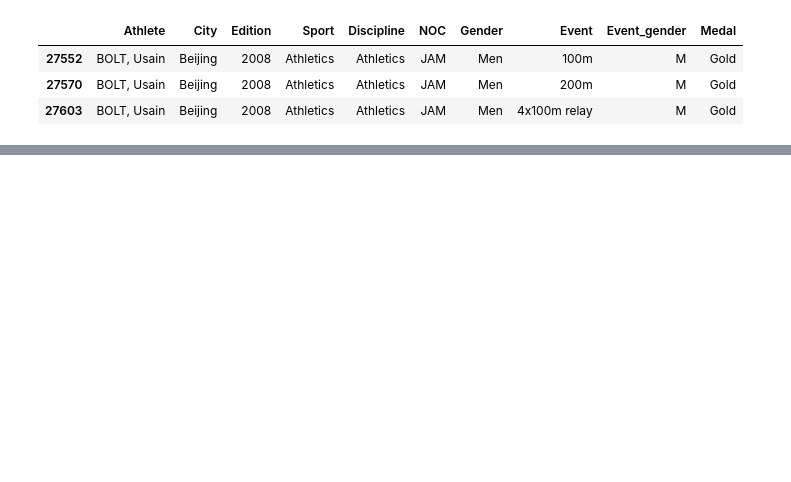
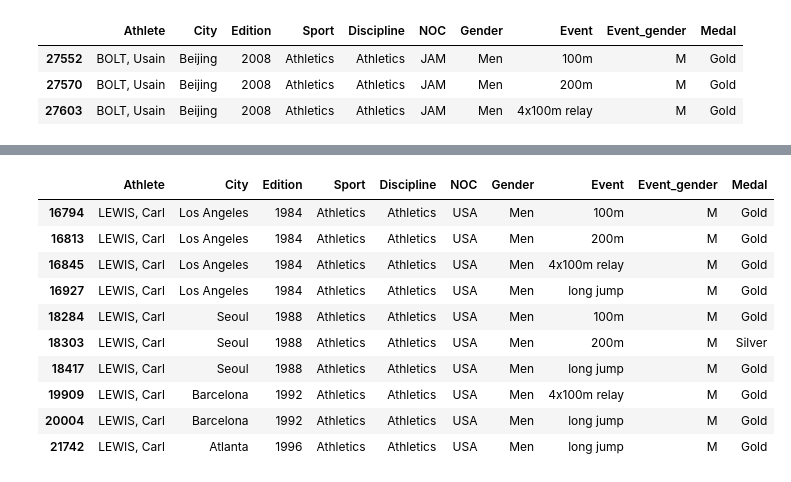
Before and after one commit to theSohanur/pandas-essential, a Jupyter notebook: pandas.notebook.ipynb, the cells around one changed output, grey strips where cells are left out. Cells and saved outputs as stored; diff of their text form; code cells hidden in the pictures; blank space fills up the shorter version.

```diff
--- a/pandas.notebook.ipynb
+++ b/pandas.notebook.ipynb
@@ -908,0 +1026,14 @@ oly.iloc[1:4]
+# %%
+oly.loc[oly.Athlete == 'LEWIS, Carl']
+# %% [output]
+|  | Athlete | City | Edition | Sport | Discipline | NOC | Gender | Event | Event_gender | Medal |
+| 16794 | LEWIS, Carl | Los Angeles | 1984 | Athletics | Athletics | USA | Men | 100m | M | Gold |
+| 16813 | LEWIS, Carl | Los Angeles | 1984 | Athletics | Athletics | USA | Men | 200m | M | Gold |
+| 16845 | LEWIS, Carl | Los Angeles | 1984 | Athletics | Athletics | USA | Men | 4x100m relay | M | Gold |
+| 16927 | LEWIS, Carl | Los Angeles | 1984 | Athletics | Athletics | USA | Men | long jump | M | Gold |
+| 18284 | LEWIS, Carl | Seoul | 1988 | Athletics | Athletics | USA | Men | 100m | M | Gold |
+| 18303 | LEWIS, Carl | Seoul | 1988 | Athletics | Athletics | USA | Men | 200m | M | Silver |
+| 18417 | LEWIS, Carl | Seoul | 1988 | Athletics | Athletics | USA | Men | long jump | M | Gold |
+| 19909 | LEWIS, Carl | Barcelona | 1992 | Athletics | Athletics | USA | Men | 4x100m relay | M | Gold |
+| 20004 | LEWIS, Carl | Barcelona | 1992 | Athletics | Athletics | USA | Men | long jump | M | Gold |
+| 21742 | LEWIS, Carl | Atlanta | 1996 | Athletics | Athletics | USA | Men | long jump | M | Gold |
```
Also changed, not shown: parts of 14 cells of this notebook.
